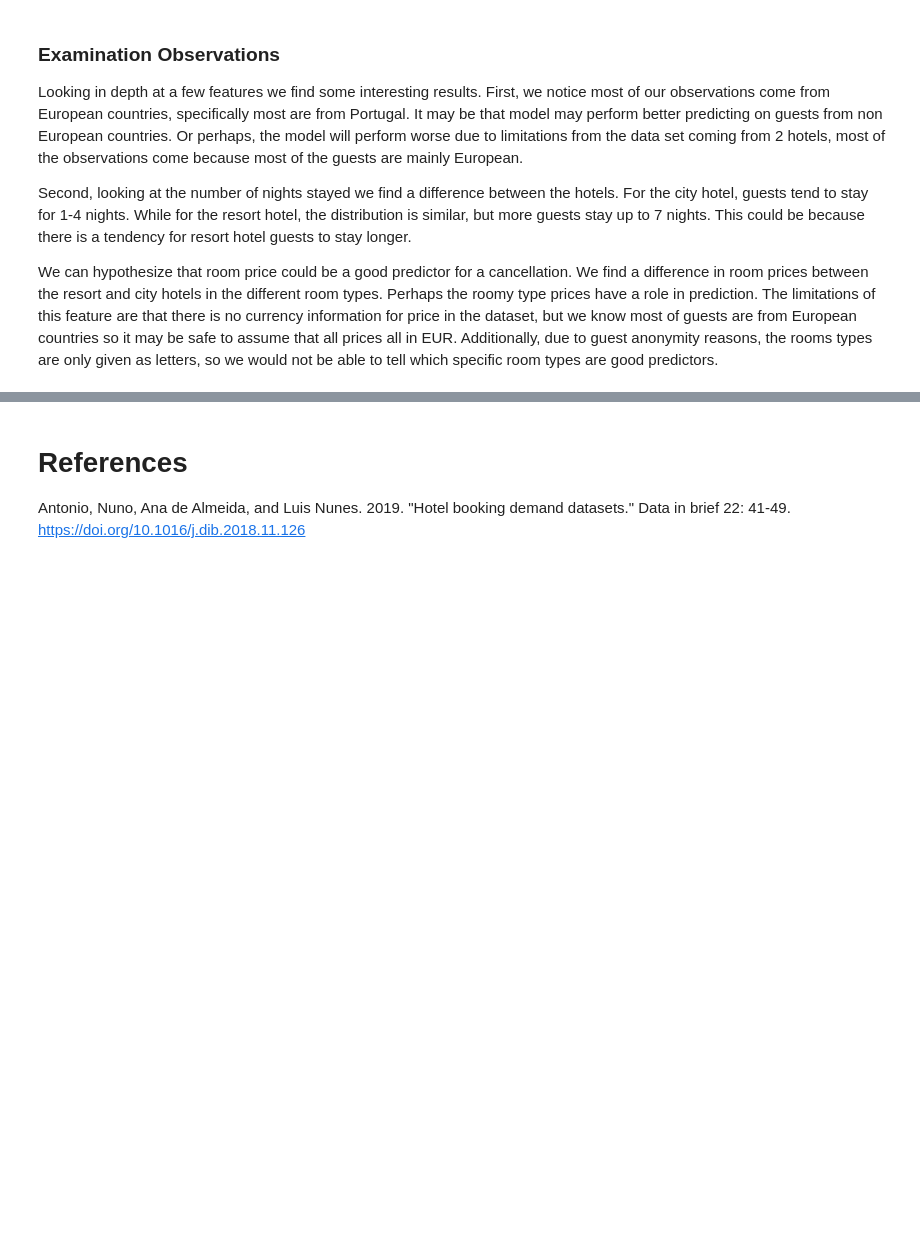
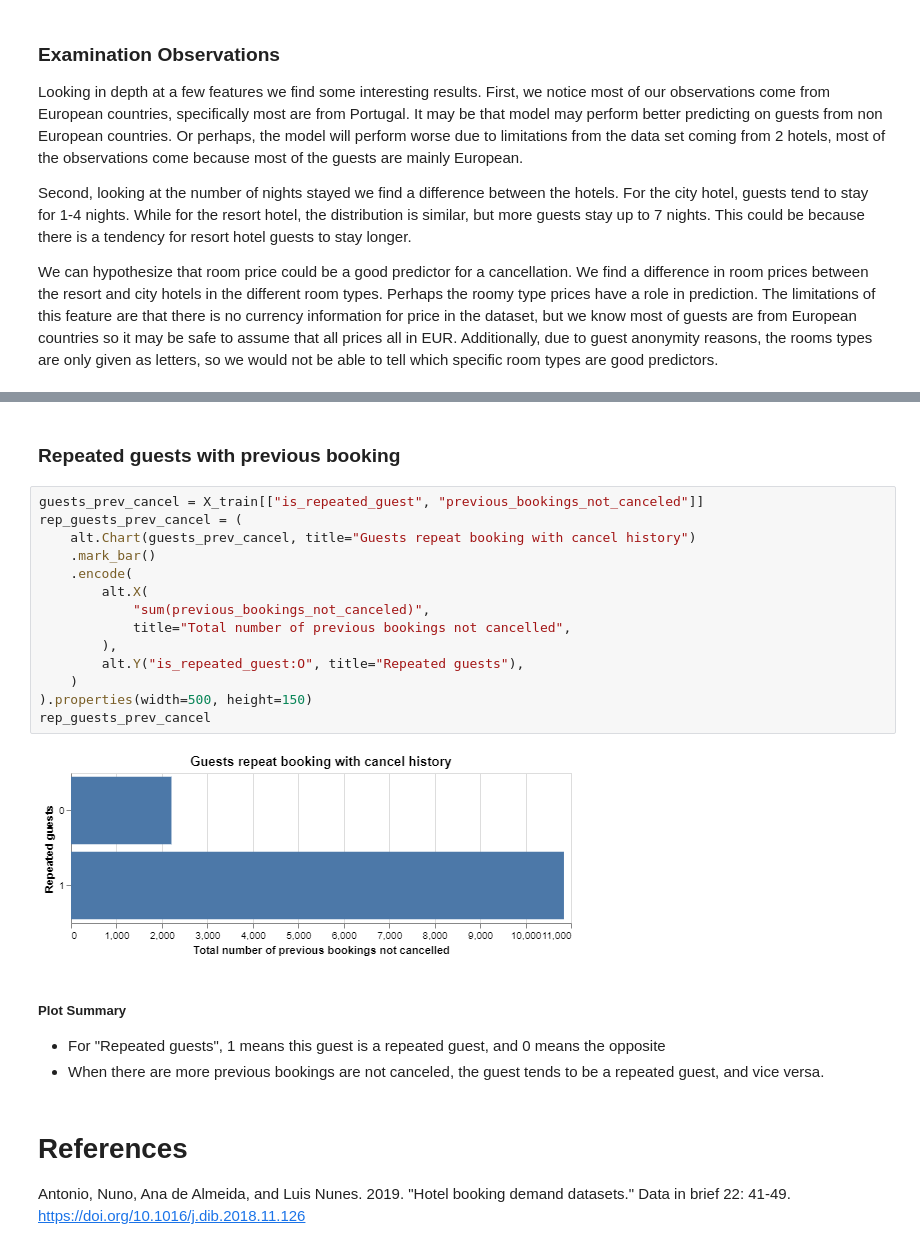
Before and after one commit to elgohr-update/chenzhao2020-dsci-522_group-28, a Jupyter notebook: src/hotels_data_preliminary_analysis_eda.ipynb, the cells around one changed output, grey strips where cells are left out. Cells and saved outputs as stored; diff of their text form; blank space fills up the shorter version.

```diff
--- a/src/hotels_data_preliminary_analysis_eda.ipynb
+++ b/src/hotels_data_preliminary_analysis_eda.ipynb
@@ -302,3 +421,25 @@ We can hypothesize that room price could be a good predictor for a cancellation.
+# %% [markdown]
+### Repeated guests with previous booking
+# %%
+guests_prev_cancel = X_train[["is_repeated_guest", "previous_bookings_not_canceled"]]
+rep_guests_prev_cancel = (
+    alt.Chart(guests_prev_cancel, title="Guests repeat booking with cancel history")
+    .mark_bar()
+    .encode(
+        alt.X(
+            "sum(previous_bookings_not_canceled)",
+            title="Total number of previous bookings not cancelled",
+        ),
+        alt.Y("is_repeated_guest:O", title="Repeated guests"),
+    )
+).properties(width=500, height=150)
+rep_guests_prev_cancel
+# %% [output]
+[figure, added]
+# %% [markdown]
+##### Plot Summary
+- For "Repeated guests", 1 means this guest is a repeated guest, and 0 means the opposite
+- When there are more previous bookings are not canceled, the guest tends to be a repeated guest, and vice versa.
 # %% [markdown]
 # References
 
```
Also changed, not shown: parts of 6 cells of this notebook, 1 other file.
